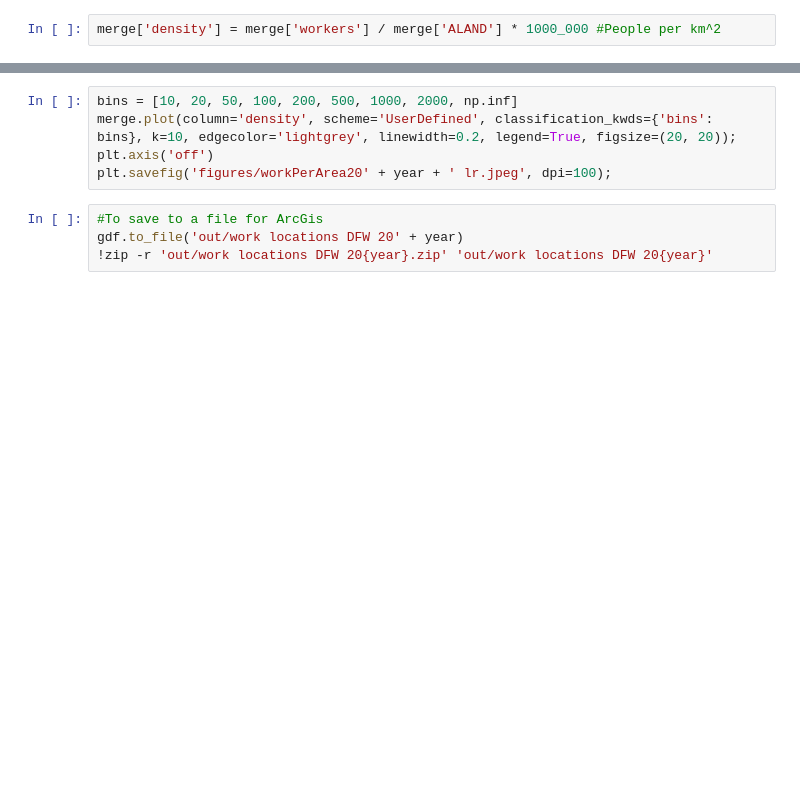
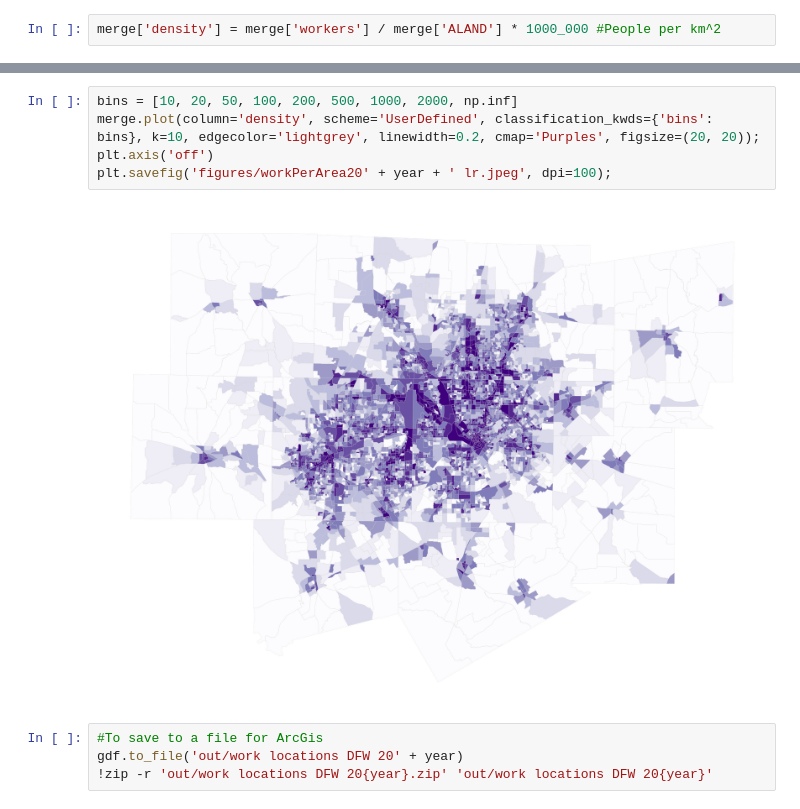
Before and after one commit to ElliottGAbel/Liminal_Cities, a Jupyter notebook: alt downtowns.ipynb, the cells around one changed output, grey strips where cells are left out. Drawn from its saved outputs; the diff is of its cells as text; blank space fills up the shorter version.

```diff
--- a/alt downtowns.ipynb
+++ b/alt downtowns.ipynb
@@ -78,8 +118,10 @@ gdf
 # %%
 bins = [10, 20, 50, 100, 200, 500, 1000, 2000, np.inf]
-merge.plot(column='density', scheme='UserDefined', classification_kwds={'bins': bins}, k=10, edgecolor='lightgrey', linewidth=0.2, legend=True, figsize=(20, 20));
+merge.plot(column='density', scheme='UserDefined', classification_kwds={'bins': bins}, k=10, edgecolor='lightgrey', linewidth=0.2, cmap='Purples', figsize=(20, 20));
 plt.axis('off')
 plt.savefig('figures/workPerArea20' + year + ' lr.jpeg', dpi=100);
+# %% [output]
+[figure, added]
 # %%
 #To save to a file for ArcGis
 gdf.to_file('out/work locations DFW 20' + year)
```
Also changed, not shown: parts of 2 cells of this notebook, 18 other files.
